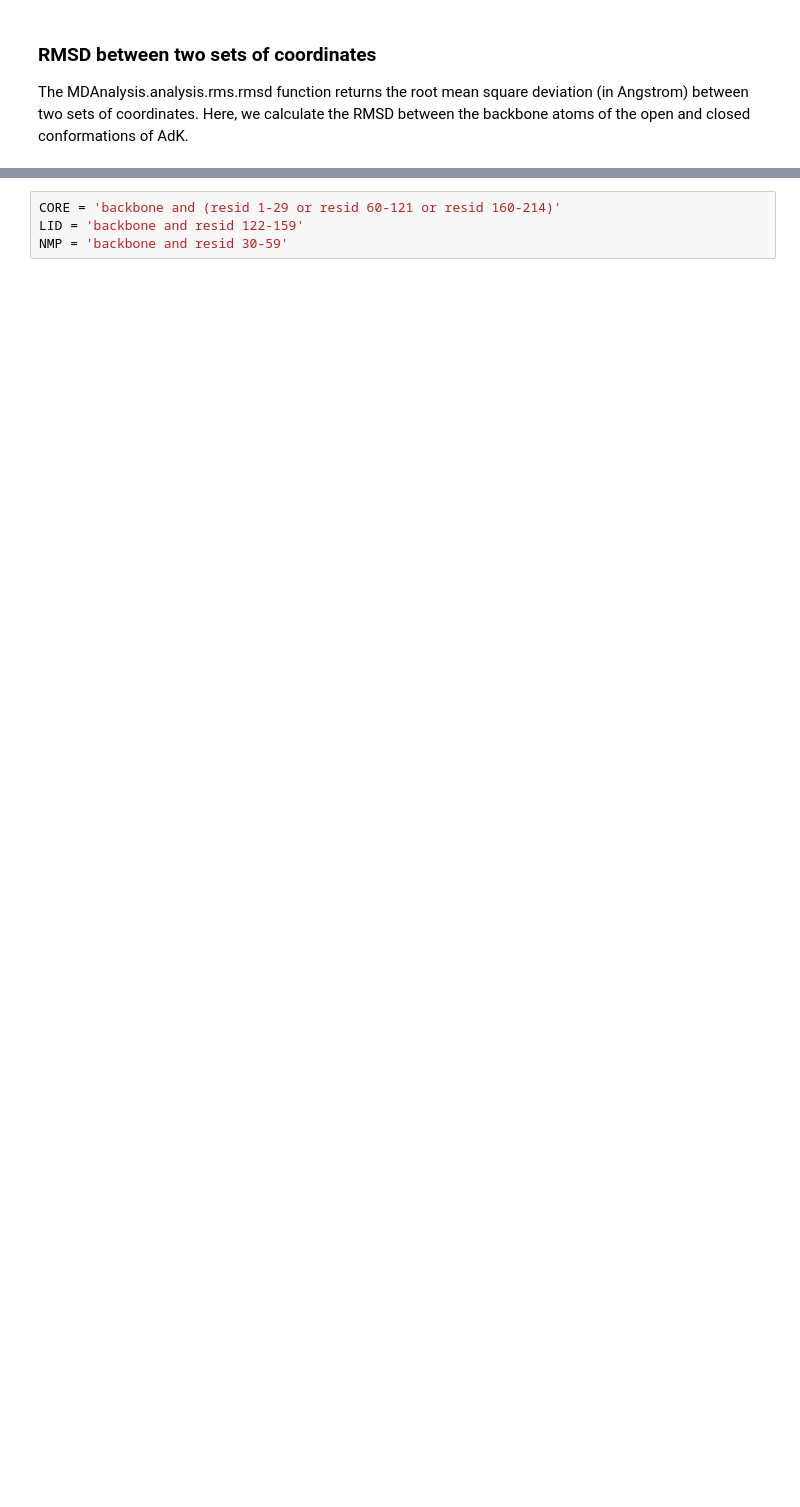
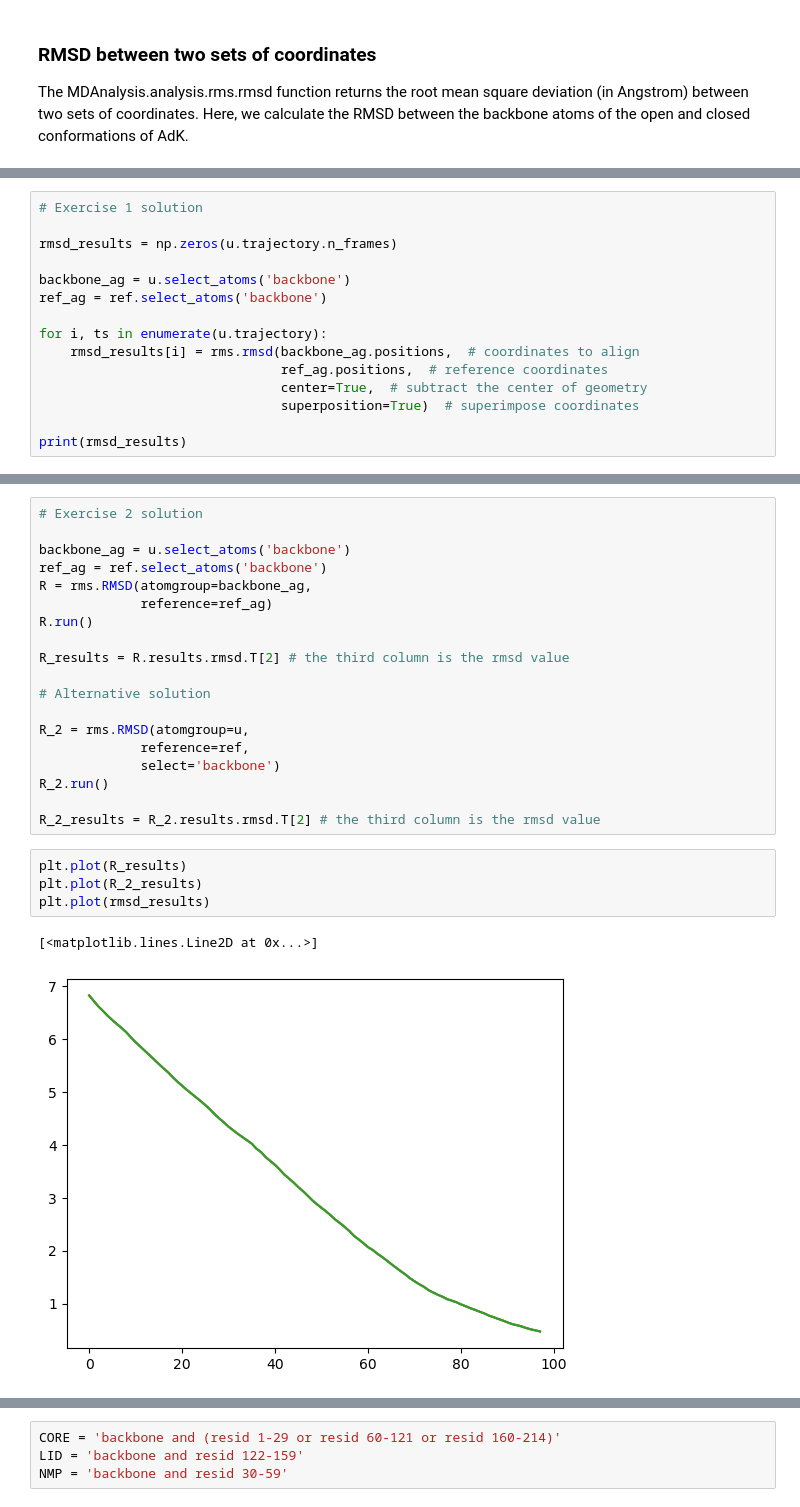
Before and after one commit to MDAnalysis/MDAnalysisMolSSIWorkshop-Intermediate2Day, a Jupyter notebook: notebooks/Tutorial3_Analysis.ipynb, the cells around one changed output, grey strips where cells are left out. Drawn from its saved outputs; the diff is of its cells as text; blank space fills up the shorter version.

```diff
--- a/notebooks/Tutorial3_Analysis.ipynb
+++ b/notebooks/Tutorial3_Analysis.ipynb
@@ -217,0 +123,15 @@ rms.rmsd(u.select_atoms('backbone').positions,  # coordinates to align
+# %%
+# Exercise 1 solution
+
+rmsd_results = np.zeros(u.trajectory.n_frames)
+
+backbone_ag = u.select_atoms('backbone')
+ref_ag = ref.select_atoms('backbone')
+
+for i, ts in enumerate(u.trajectory):
+    rmsd_results[i] = rms.rmsd(backbone_ag.positions,  # coordinates to align
+                               ref_ag.positions,  # reference coordinates
+                               center=True,  # subtract the center of geometry
+                               superposition=True)  # superimpose coordinates
+
+print(rmsd_results)
@@ -223,0 +173,26 @@ The `rms.RMSD` class first performs a rotational and translational alignment of
+# %%
+# Exercise 2 solution
+
+backbone_ag = u.select_atoms('backbone')
+ref_ag = ref.select_atoms('backbone')
+R = rms.RMSD(atomgroup=backbone_ag,
+             reference=ref_ag)
+R.run()
+
+R_results = R.results.rmsd.T[2] # the third column is the rmsd value
+
+# Alternative solution
+
+R_2 = rms.RMSD(atomgroup=u,
+             reference=ref,
+             select='backbone')
+R_2.run()
+
+R_2_results = R_2.results.rmsd.T[2] # the third column is the rmsd value
+# %%
+plt.plot(R_results)
+plt.plot(R_2_results)
+plt.plot(rmsd_results)
+# %% [output]
+[<matplotlib.lines.Line2D at 0x...>]
+[figure, added]
```
Also changed, not shown: parts of 82 cells of this notebook, 2 other files.
